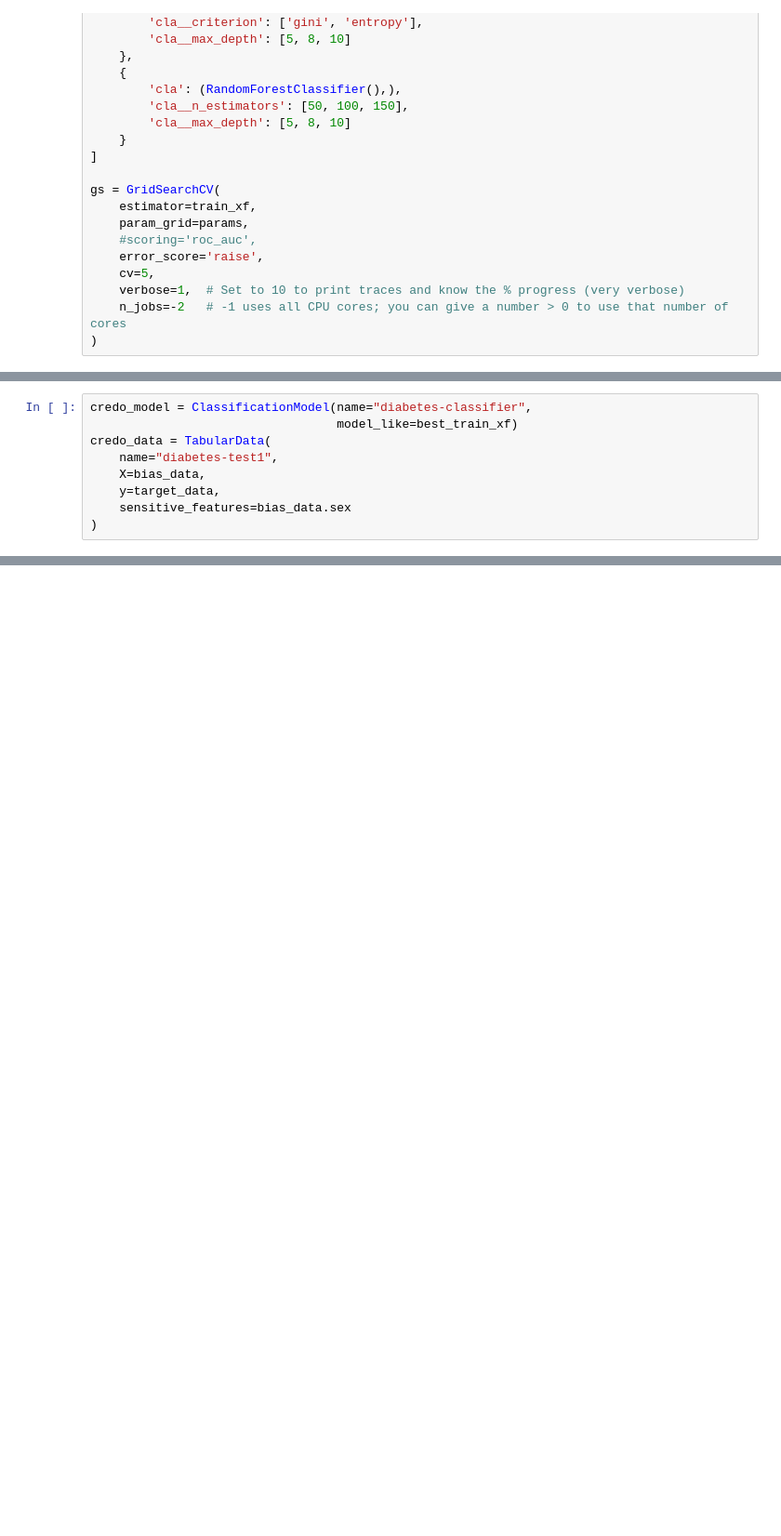
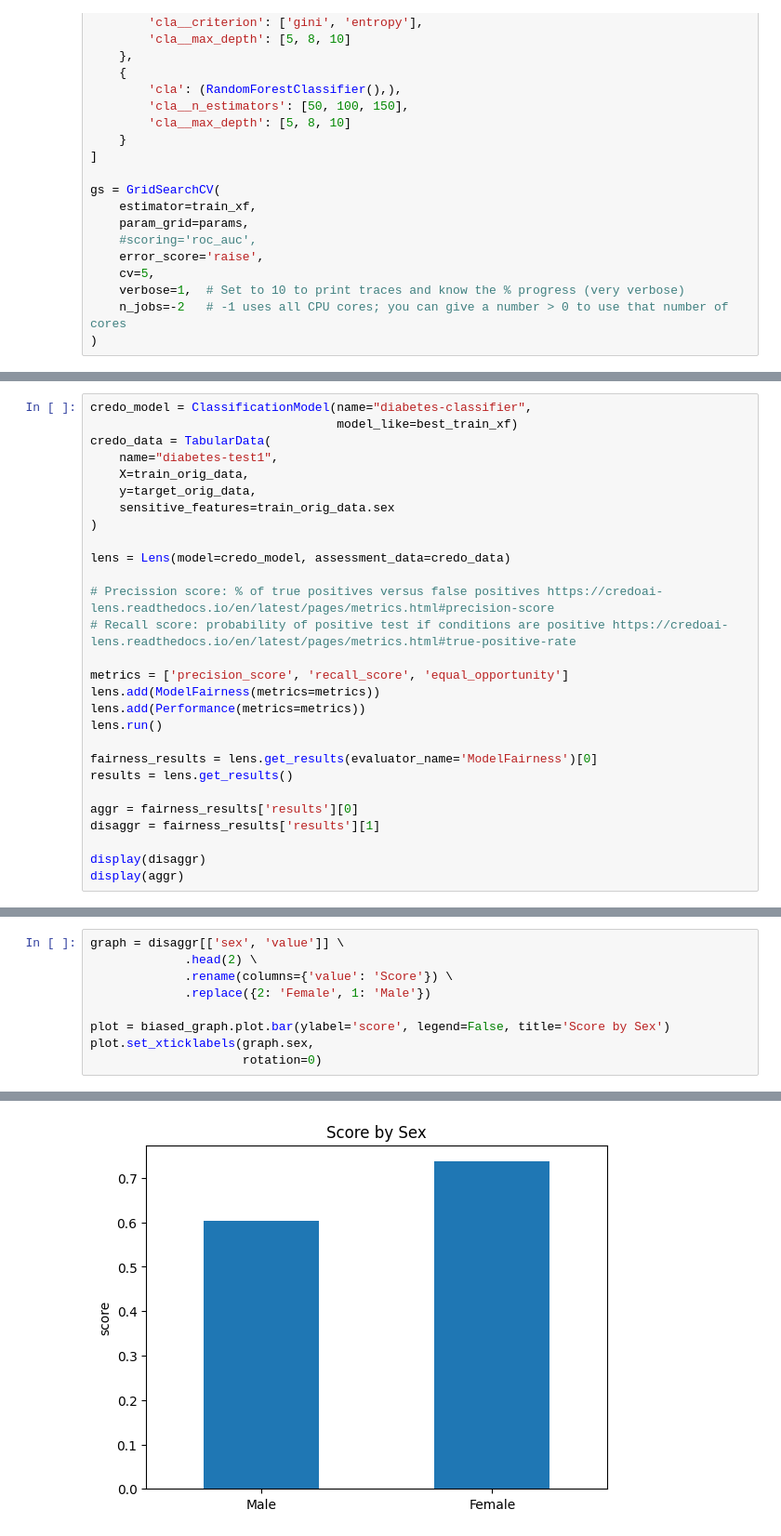
Before and after one commit to PIWEEK/ethicai, a Jupyter notebook: diabetes/Try3.ipynb, the cells around one changed output, grey strips where cells are left out. Shown at 93% size. Saved outputs shown, nothing was run; the diff lists cells and outputs as text; blank space fills up the shorter version.

```diff
--- a/diabetes/Try3.ipynb
+++ b/diabetes/Try3.ipynb
@@ -177,8 +142,27 @@ credo_model = ClassificationModel(name="diabetes-classifier",
                                   model_like=best_train_xf)
 credo_data = TabularData(
     name="diabetes-test1",
-    X=bias_data,
-    y=target_data,
-    sensitive_features=bias_data.sex
+    X=train_orig_data,
+    y=target_orig_data,
+    sensitive_features=train_orig_data.sex
 )
+
+lens = Lens(model=credo_model, assessment_data=credo_data)
+
+# Precission score: % of true positives versus false positives https://credoai-lens.readthedocs.io/en/latest/pages/metrics.html#precision-score
+# Recall score: probability of positive test if conditions are positive https://credoai-lens.readthedocs.io/en/latest/pages/metrics.html#true-positive-rate
+
+metrics = ['precision_score', 'recall_score', 'equal_opportunity']
+lens.add(ModelFairness(metrics=metrics))
+lens.add(Performance(metrics=metrics))
+lens.run()
+
+fairness_results = lens.get_results(evaluator_name='ModelFairness')[0]
+results = lens.get_results()
+
+aggr = fairness_results['results'][0]
+disaggr = fairness_results['results'][1]
+
+display(disaggr)
+display(aggr)
 # %% [output]
@@ -225,0 +196,10 @@ display(aggr)
+# %%
+graph = disaggr[['sex', 'value']] \
+             .head(2) \
+             .rename(columns={'value': 'Score'}) \
+             .replace({2: 'Female', 1: 'Male'})
+
+plot = biased_graph.plot.bar(ylabel='score', legend=False, title='Score by Sex')
+plot.set_xticklabels(graph.sex,
+                     rotation=0)
+# %% [output]
@@ -225,0 +207 @@ display(aggr)
+[figure, added]
```
Also changed, not shown: parts of 9 cells of this notebook.
